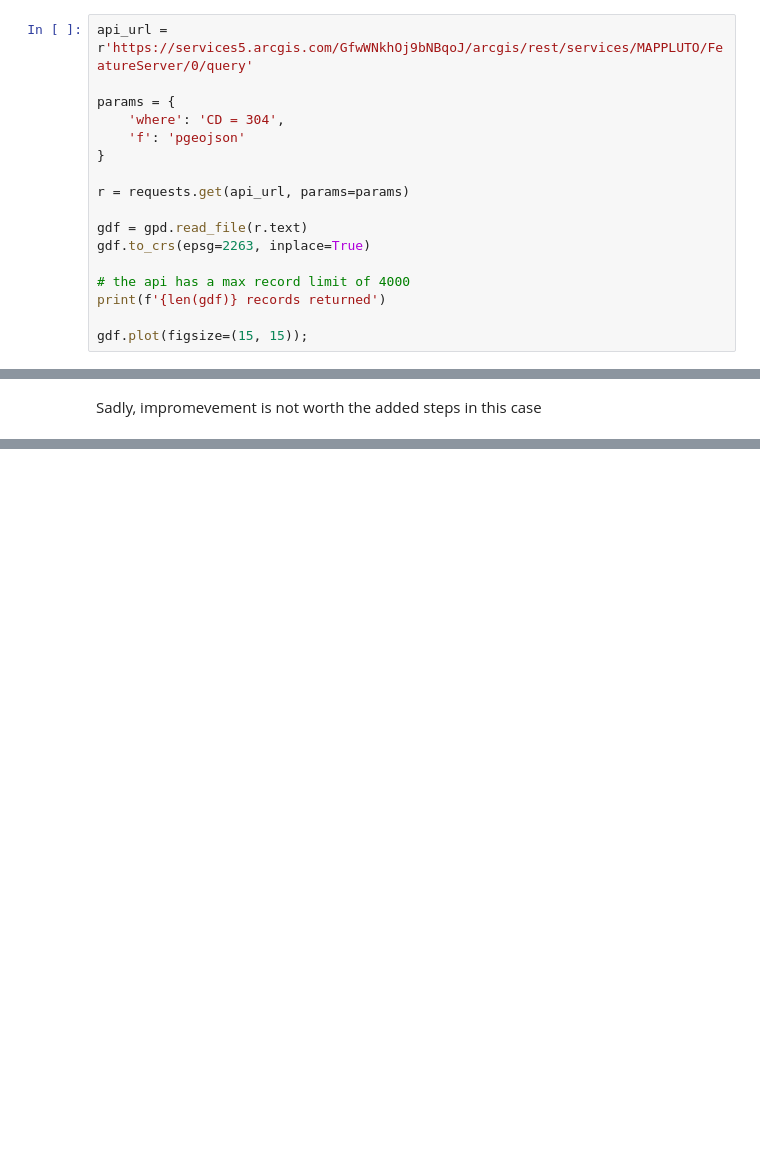
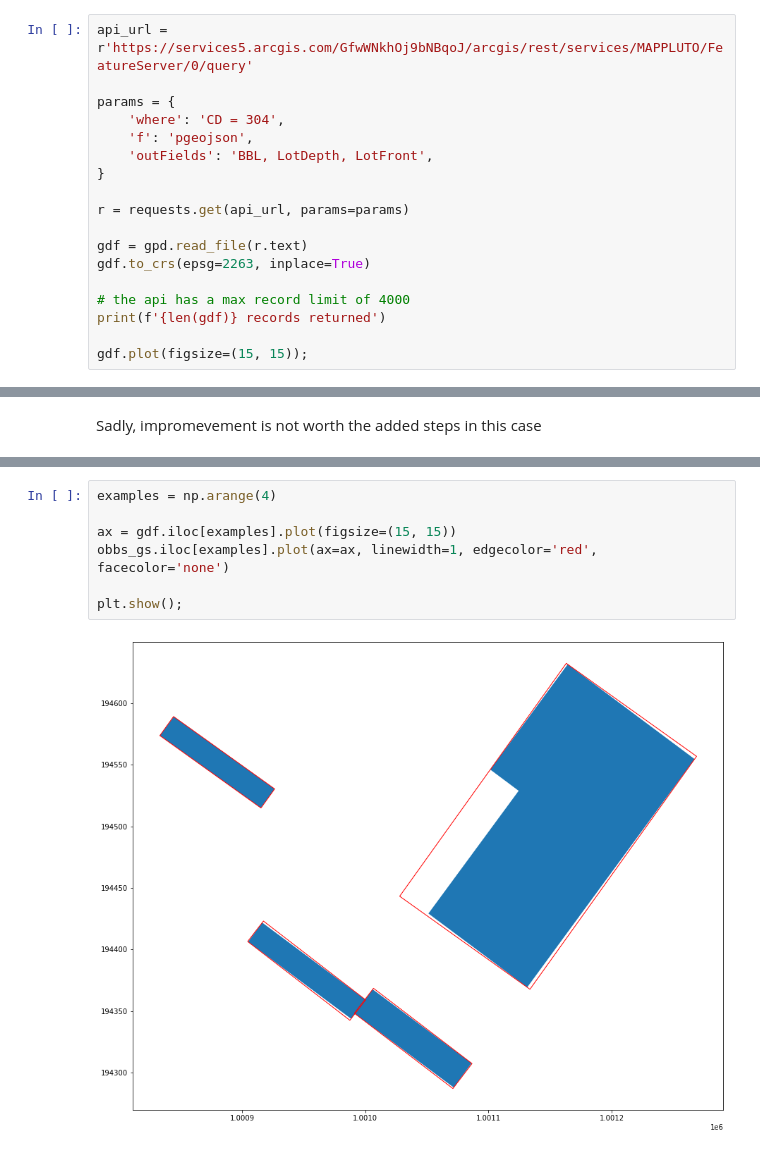
Before and after one commit to raphaellaude/geo-obb, a Jupyter notebook: examples/parcel_obbs.ipynb, the cells around one changed output, grey strips where cells are left out. Drawn from its saved outputs; the diff is of its cells as text; blank space fills up the shorter version.

```diff
--- a/examples/parcel_obbs.ipynb
+++ b/examples/parcel_obbs.ipynb
@@ -15,7 +15,8 @@ api_url = r'https://services5.arcgis.com/GfwWNkhOj9bNBqoJ/arcgis/rest/services/M
 
 params = {
     'where': 'CD = 304',
-    'f': 'pgeojson'
+    'f': 'pgeojson',
+    'outFields': 'BBL, LotDepth, LotFront',
 }
 
 r = requests.get(api_url, params=params)
@@ -171,0 +263,9 @@ Sadly, impromevement is not worth the added steps in this case
+# %%
+examples = np.arange(4)
+
+ax = gdf.iloc[examples].plot(figsize=(15, 15))
+obbs_gs.iloc[examples].plot(ax=ax, linewidth=1, edgecolor='red', facecolor='none')
+
+plt.show();
+# %% [output]
+[figure, added]
```
Also changed, not shown: parts of 17 cells of this notebook, 4 other files.
